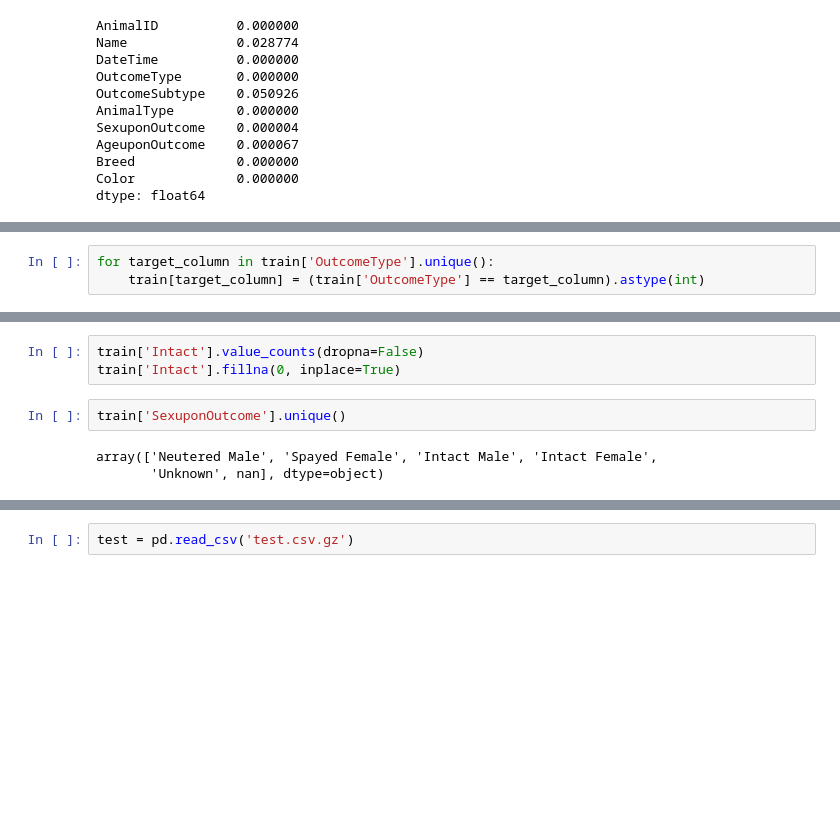
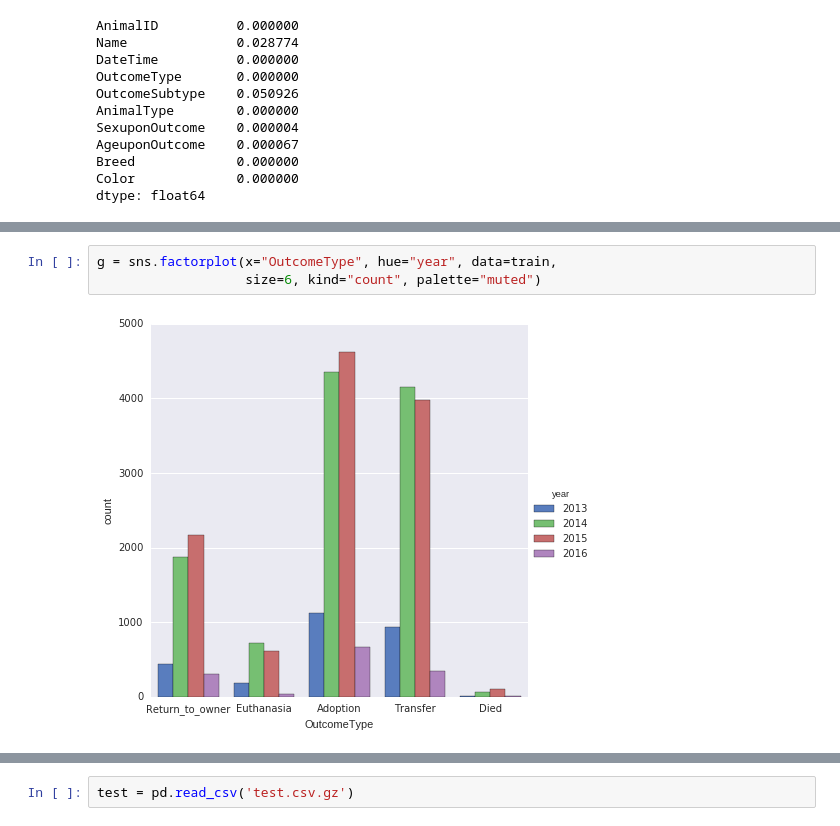
Before and after one commit to sdukshis/Kaggle-Shelter-Animal-Outcomes, a Jupyter notebook: Shelter Animal Outcomes.ipynb, the cells around one changed output, grey strips where cells are left out. Drawn from its saved outputs; the diff is of its cells as text; blank space fills up the shorter version.

```diff
--- a/Shelter Animal Outcomes.ipynb
+++ b/Shelter Animal Outcomes.ipynb
@@ -96,3 +55,0 @@ array([[<matplotlib.axes._subplots.AxesSubplot object at 0x...>,
-# %%
-for target_column in train['OutcomeType'].unique():
-    train[target_column] = (train['OutcomeType'] == target_column).astype(int)
@@ -154,8 +147,5 @@ train['Intact'] = train['SexuponOutcome'].map(Intact)
-# %%
-train['Intact'].value_counts(dropna=False)
-train['Intact'].fillna(0, inplace=True)
-# %%
-train['SexuponOutcome'].unique()
-# %% [output]
-array(['Neutered Male', 'Spayed Female', 'Intact Male', 'Intact Female',
-       'Unknown', nan], dtype=object)
+# %%
+g = sns.factorplot(x="OutcomeType", hue="year", data=train,
+                   size=6, kind="count", palette="muted")
+# %% [output]
+[figure, added]
```
Also changed, not shown: parts of 32 cells of this notebook.
